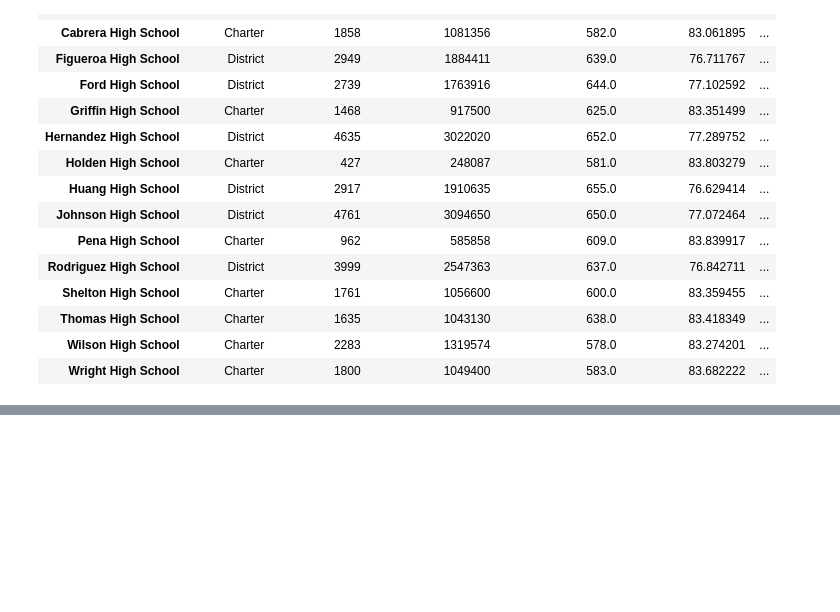
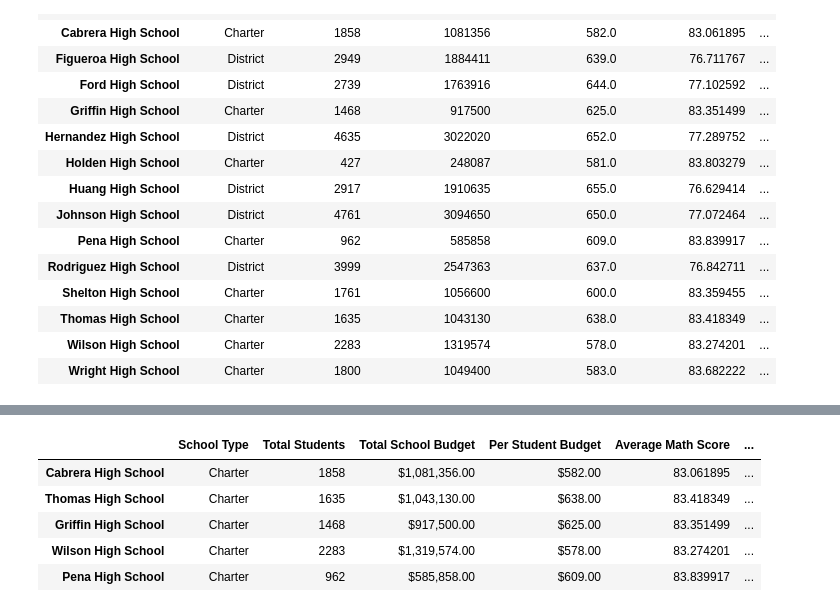
Before and after one commit to ariw237/School_District_Analysis, a Jupyter notebook: PyCitySchools.ipynb, the cells around one changed output, grey strips where cells are left out. Cells and saved outputs as stored; diff of their text form; code cells hidden in the pictures; blank space fills up the shorter version.

Commit message:
Added top and bottom schools.

```diff
--- a/PyCitySchools.ipynb
+++ b/PyCitySchools.ipynb
@@ -825,0 +833,12 @@ per_school_summary_df.head()
+# %%
+#Lets see the top five schools in terms of overall passing of reading and math
+#To do this we short on % Overall Passing
+top_schools = per_school_summary_df.sort_values(["% Overall Passing"], ascending=False )
+top_schools.head()
+# %% [output]
+|  | School Type | Total Students | Total School Budget | Per Student Budget | Average Math Score | ... |
+| Cabrera High School | Charter | 1858 | $1,081,356.00 | $582.00 | 83.061895 | ... |
+| Thomas High School | Charter | 1635 | $1,043,130.00 | $638.00 | 83.418349 | ... |
+| Griffin High School | Charter | 1468 | $917,500.00 | $625.00 | 83.351499 | ... |
+| Wilson High School | Charter | 2283 | $1,319,574.00 | $578.00 | 83.274201 | ... |
+| Pena High School | Charter | 962 | $585,858.00 | $609.00 | 83.839917 | ... |
```
Also changed, not shown: parts of 2 cells of this notebook.
